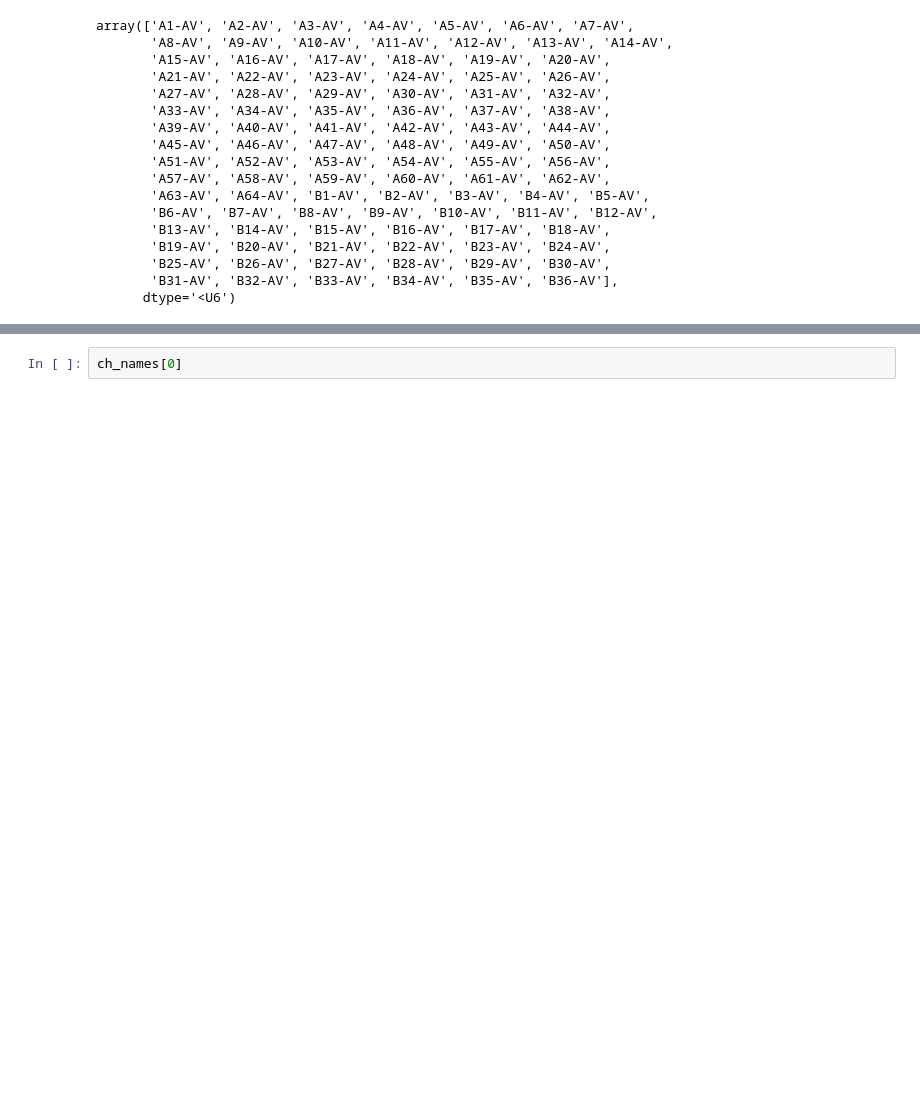
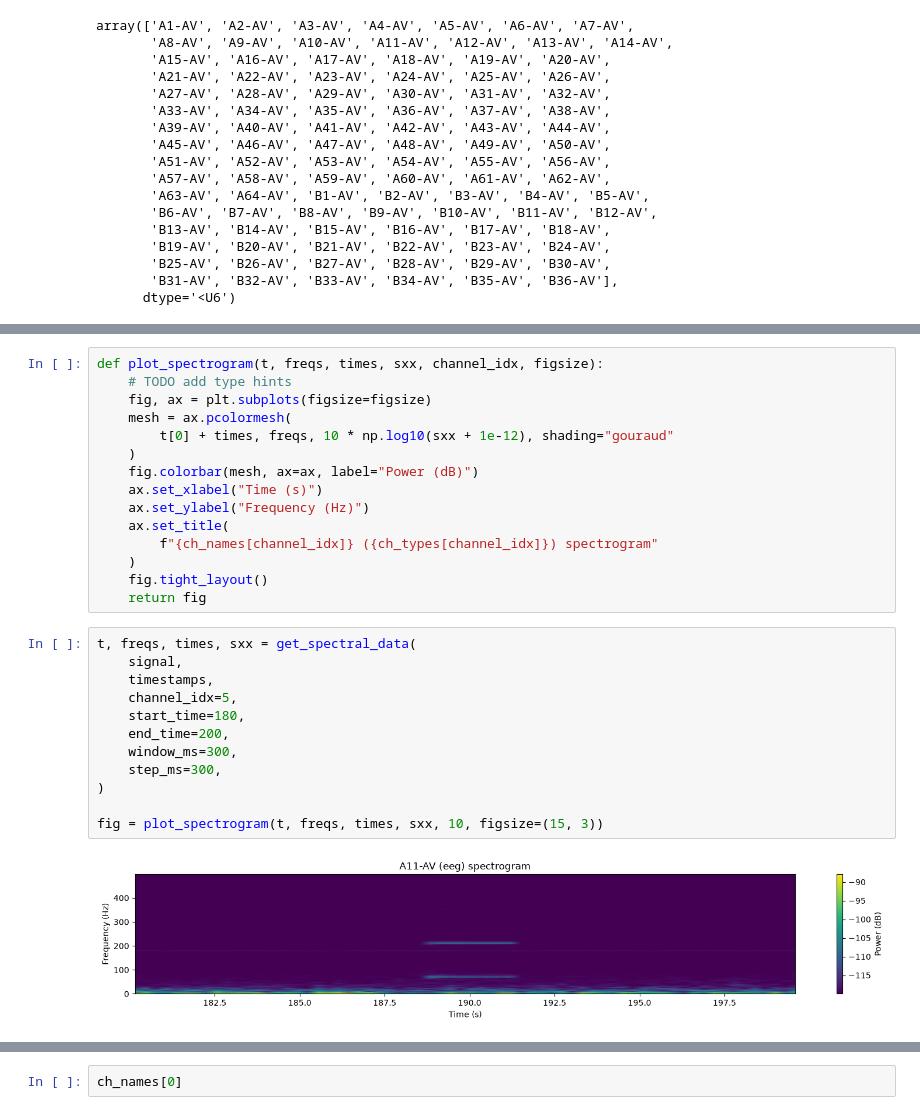
Before and after one commit to dianamatata/neurosoft_epilepsy, a Jupyter notebook: notebooks/raw_data_visualization.ipynb, the cells around one changed output, grey strips where cells are left out. Cells and saved outputs as stored; diff of their text form; blank space fills up the shorter version.

```diff
--- a/notebooks/raw_data_visualization.ipynb
+++ b/notebooks/raw_data_visualization.ipynb
@@ -217,0 +362,29 @@ for ch_nbr in np.arange(5,8):
+# %%
+def plot_spectrogram(t, freqs, times, sxx, channel_idx, figsize):
+    # TODO add type hints
+    fig, ax = plt.subplots(figsize=figsize)
+    mesh = ax.pcolormesh(
+        t[0] + times, freqs, 10 * np.log10(sxx + 1e-12), shading="gouraud"
+    )
+    fig.colorbar(mesh, ax=ax, label="Power (dB)")
+    ax.set_xlabel("Time (s)")
+    ax.set_ylabel("Frequency (Hz)")
+    ax.set_title(
+        f"{ch_names[channel_idx]} ({ch_types[channel_idx]}) spectrogram"
+    )
+    fig.tight_layout()
+    return fig
+# %%
+t, freqs, times, sxx = get_spectral_data(
+    signal,
+    timestamps,
+    channel_idx=5,
+    start_time=180,
+    end_time=200,
+    window_ms=300,
+    step_ms=300,
+)
+
+fig = plot_spectrogram(t, freqs, times, sxx, 10, figsize=(15, 3))
+# %% [output]
+[figure, added]
```
Also changed, not shown: parts of 22 cells of this notebook, 1 other file.
